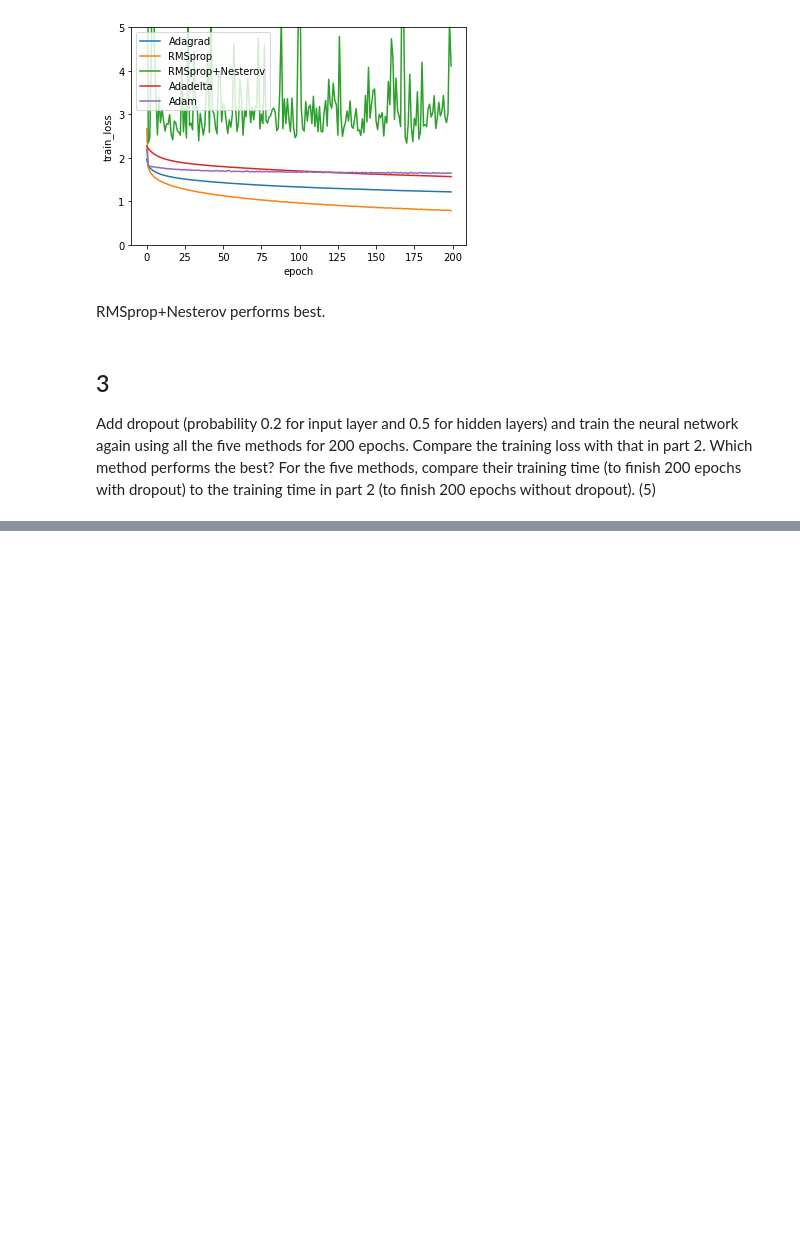
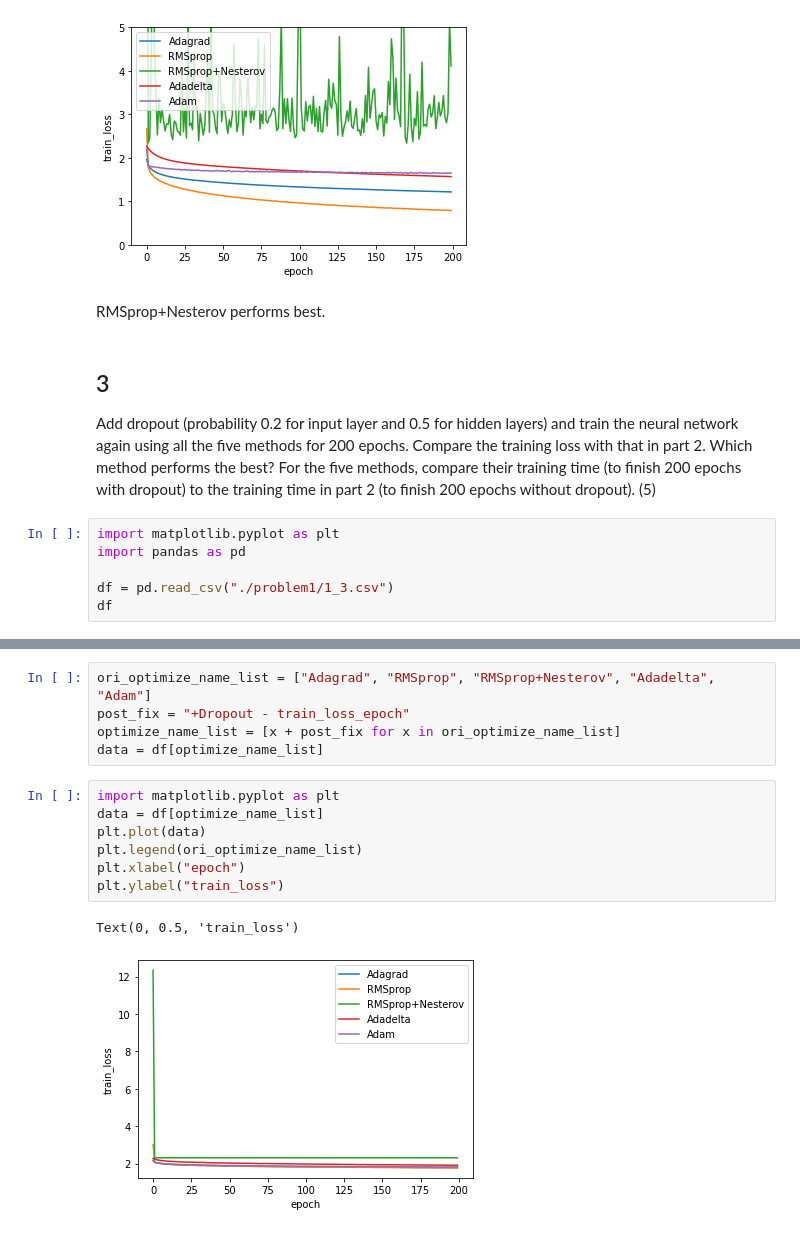
Before and after one commit to Xiang-Pan/NYU_DL_Sys, a Jupyter notebook: HW3/Problem1.ipynb, the cells around one changed output, grey strips where cells are left out. Drawn from its saved outputs; the diff is of its cells as text; blank space fills up the shorter version.

```diff
--- a/HW3/Problem1.ipynb
+++ b/HW3/Problem1.ipynb
@@ -382,3 +382,9 @@ RMSprop+Nesterov performs best.
 # %% [markdown]
 ## 3
 Add dropout (probability 0.2 for input layer and 0.5 for hidden layers) and train the neural network again using all the five methods for 200 epochs. Compare the training loss with that in part 2. Which method performs the best? For the five methods, compare their training time (to finish 200 epochs with dropout) to the training time in part 2 (to finish 200 epochs without dropout). (5)
+# %%
+import matplotlib.pyplot as plt
+import pandas as pd
+
+df = pd.read_csv("./problem1/1_3.csv")
+df
@@ -384,0 +405,15 @@ Add dropout (probability 0.2 for input layer and 0.5 for hidden layers) and trai
+# %%
+ori_optimize_name_list = ["Adagrad", "RMSprop", "RMSprop+Nesterov", "Adadelta", "Adam"]
+post_fix = "+Dropout - train_loss_epoch"
+optimize_name_list = [x + post_fix for x in ori_optimize_name_list]
+data = df[optimize_name_list]
+# %%
+import matplotlib.pyplot as plt
+data = df[optimize_name_list]
+plt.plot(data)
+plt.legend(ori_optimize_name_list)
+plt.xlabel("epoch")
+plt.ylabel("train_loss")
+# %% [output]
+Text(0, 0.5, 'train_loss')
+[figure, added]
```
Also changed, not shown: parts of 6 cells of this notebook, 27 other files.
